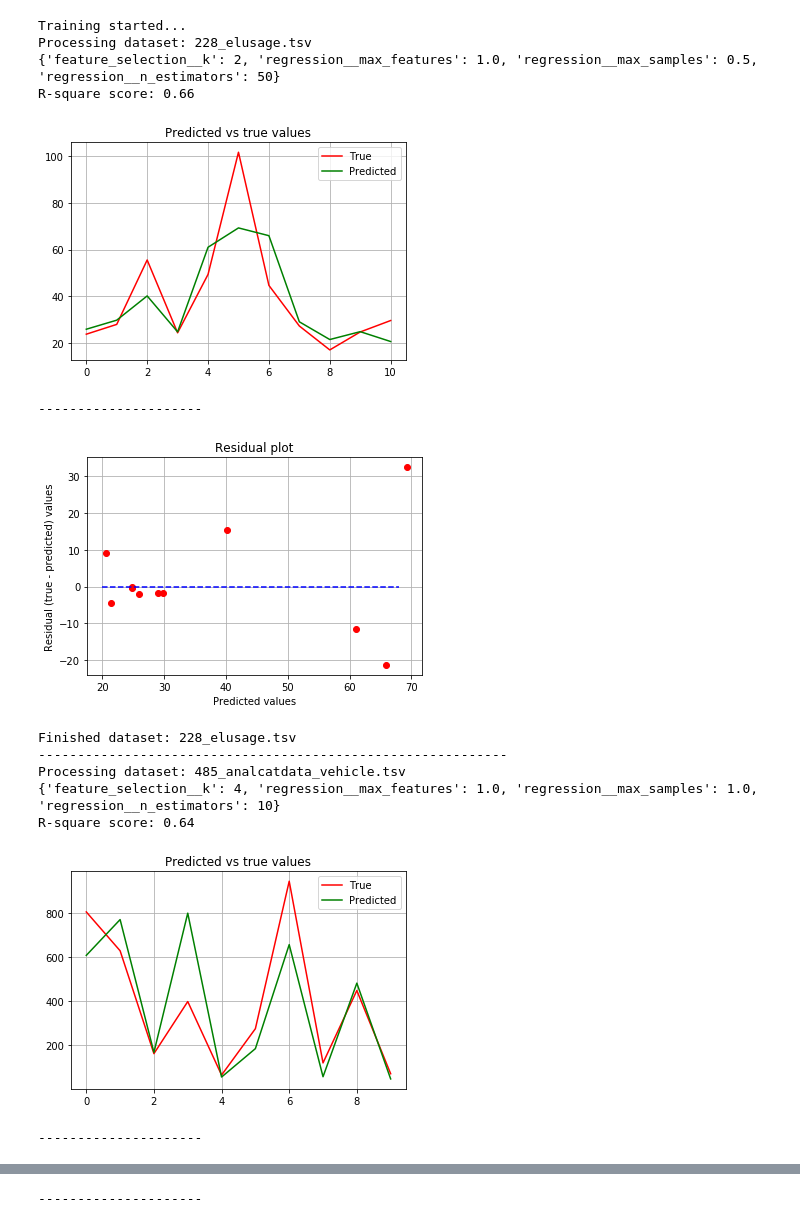
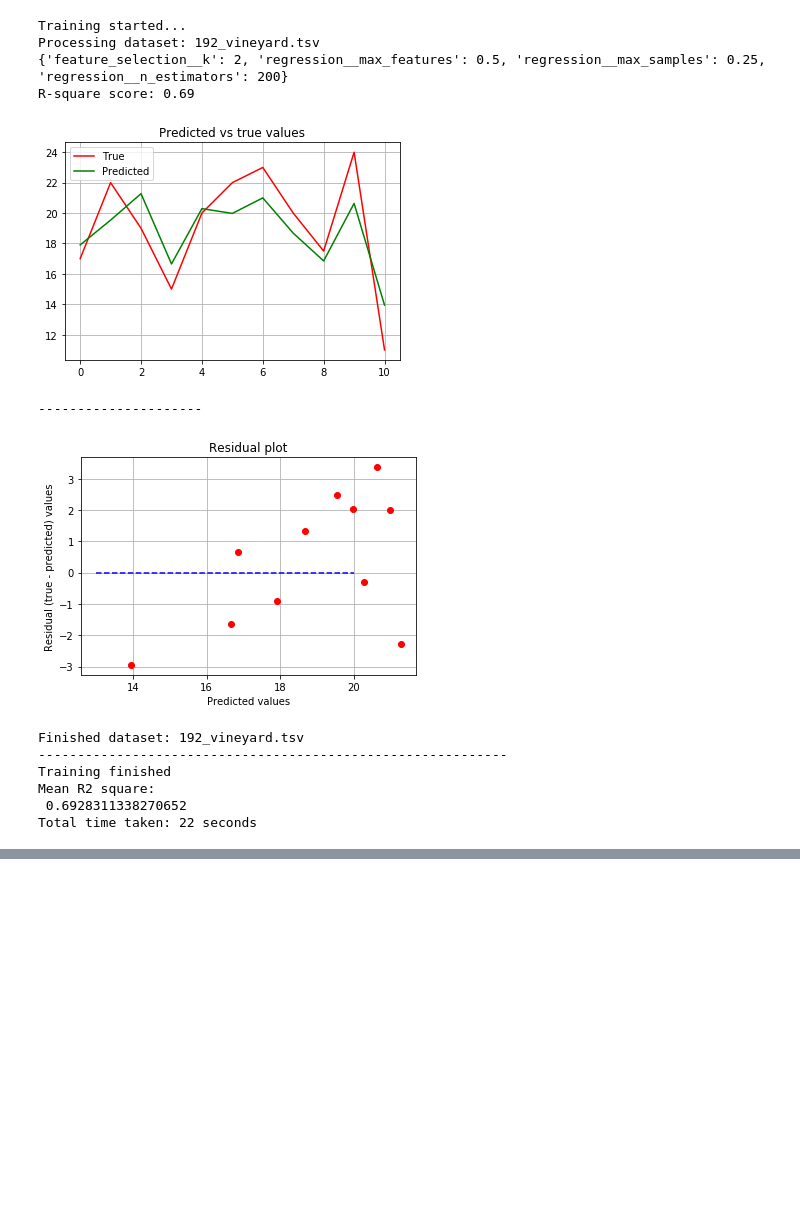
Before and after one commit to anuprulez/pmlb_regression, a Jupyter notebook: analyze_regression_BaggingRegressor.ipynb, the cells around one changed output, grey strips where cells are left out. Drawn from its saved outputs; the diff is of its cells as text; code cells hidden in the pictures; blank space fills up the shorter version.

```diff
--- a/analyze_regression_BaggingRegressor.ipynb
+++ b/analyze_regression_BaggingRegressor.ipynb
@@ -20,6 +20,8 @@ start_time = time.time()
 datasets = ["228_elusage.tsv", "485_analcatdata_vehicle.tsv", "523_analcatdata_neavote.tsv", \
             '663_rabe_266.tsv', '687_sleuth_ex1605.tsv']
 
+#datasets = ["192_vineyard.tsv"]
+
 regressor = Pipeline([
   ('preprocessing', preprocessing.RobustScaler()),
   ('feature_selection', SelectKBest(f_regression)),
@@ -31,9 +33,6 @@ ard_parameters = [{ \
     'regression__n_estimators': [10, 50, 100, 200], \
     'regression__max_features': [0.0, 0.1, 0.25, 0.5, 1.0], \
     'regression__max_samples': [0.0, 0.1, 0.25, 0.5, 1.0], \
-    #'regression__bootstrap': [True, False], \
-    #'regression__bootstrap_features': [False, True], \
-    #'regression__oob_score': [True, False], \
 }]
 
 print('Training started...')
@@ -45,7 +44,7 @@ for d_set in datasets:
     df = pd.read_csv(data_path, sep="\t")
     label = df["target"].copy()
     data = df.drop("target", axis=1)
-    X_train, X_test, y_train, y_test = model_selection.train_test_split(data, label,
+    X_train, X_test, y_train, y_test = model_selection.train_test_split(data, label, \
                                                                         test_size=0.2, random_state=3111696)
 
     X_train = X_train.values
@@ -70,43 +69,42 @@ for d_set in datasets:
     plt.figure()
     plt.plot(y_test, color='r')
     plt.plot(prediction, color='g')
     plt.grid(True)
     plt.legend(['True', 'Predicted'])
     plt.title('Predicted vs true values')
     plt.show()
 
     print("---------------------")
 
     plt.figure()
     plt.plot(prediction, residual, 'ro')
     max_pred = int(np.max(prediction))
     min_pred = int(np.min(prediction))
     plt.plot(np.arange(min_pred, max_pred), [0 for i in range(max_pred - min_pred)], 'b--')
     plt.grid(True)
     plt.xlabel('Predicted values')
     plt.ylabel('Residual (true - predicted) values')
     plt.title('Residual plot')
     plt.show()
 
     print("Finished dataset: %s" % d_set)
     print("------------------------------------------------------------")
 
 print('Training finished')
 print("Mean R2 square: \n", np.mean(r2_scores))
 end_time = time.time()
 print('Total time taken: %d seconds' % int(end_time - start_time))
 # %% [output]
 Training started...
-Processing dataset: 228_elusage.tsv
-{'feature_selection__k': 2, 'regression__max_features': 1.0, 'regression__max_samples': 0.5, 'regression__n_estimators': 50}
-R-square score: 0.66
+Processing dataset: 192_vineyard.tsv
+{'feature_selection__k': 2, 'regression__max_features': 0.5, 'regression__max_samples': 0.25, 'regression__n_estimators': 200}
+R-square score: 0.69
-[figure, old version]
+[figure, new version]
 ---------------------
-[figure, old version]
+[figure, new version]
-Finished dataset: 228_elusage.tsv
+Finished dataset: 192_vineyard.tsv
 ------------------------------------------------------------
-Processing dataset: 485_analcatdata_vehicle.tsv
-{'feature_selection__k': 4, 'regression__max_features': 1.0, 'regression__max_samples': 1.0, 'regression__n_estimators': 10}
-R-square score: 0.64
+Training finished
+Mean R2 square:
+ 0.6928311338270652
+Total time taken: 22 seconds
-[figure, removed]
----------------------
@@ -120 +110,0 @@ R-square score: 0.96
----------------------
```
Also changed, not shown: parts of 1 cell of this notebook, 2 other files.
